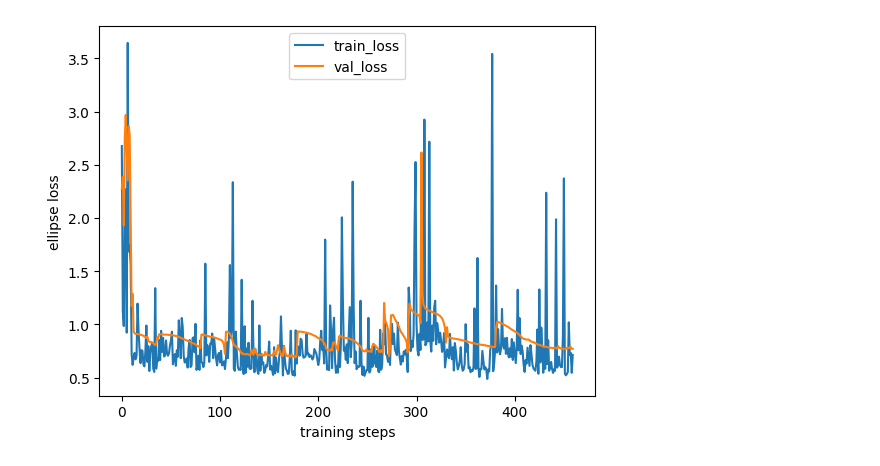
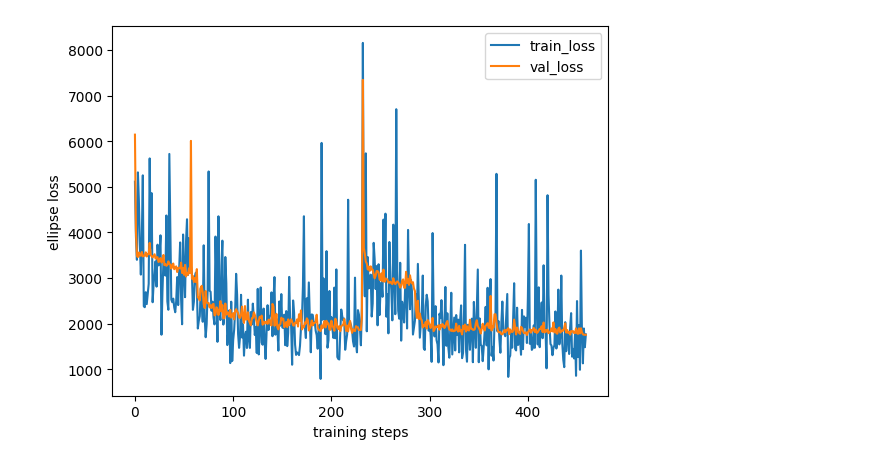
Before and after one commit to mbertagna/Galaxy-Deconv, a Jupyter notebook: tutorials/plot_loss.ipynb, the cells around one changed output. Cells and saved outputs as stored; diff of their text form; code cells hidden in the pictures.

```diff
--- a/tutorials/plot_loss.ipynb
+++ b/tutorials/plot_loss.ipynb
@@ -14,0 +5,13 @@ df.head()
+# %%
+# df = pd.read_csv('../train_output_20250205_213032_loss.txt', header=None, names=['train_loss', 'val_loss']) # MultiScale
+
+# df = pd.read_csv('../train_output_20250224_215239_loss.txt', header=None, names=['train_loss', 'val_loss']) # MultiEllipse min
+
+# df = pd.read_csv('../train_output_20250225_210606_loss.txt', header=None, names=['train_loss', 'val_loss']) # MultiEllipse mean
+# df = df.iloc[0: df.shape[0] // 2, :]
+
+# df = pd.read_csv('../train_output_20250226_164545_loss.txt', header=None, names=['train_loss', 'val_loss']) # MultiEllipse mean clipped
+
+df = pd.read_csv('../train_output_20250305_195425_loss.txt', header=None, names=['train_loss', 'val_loss']) # MultiEllipse mean clipped
+
+df.head()
@@ -15,14 +35,19 @@ df.head()
 # %%
 training_steps = list(range(df.shape[0]))
 
 
 for col in list(df.columns):
-    plt.plot(training_steps, df[col].values, label=col)
+    y = df[col].values
+    # y = np.log2(y)
+    plt.plot(training_steps, y, label=col)
 
+# plt.ylim((0.0, 5))
+# plt.ylim((0.0, 100))
+# plt.ylim((0.0, 20))
 plt.title('')
 plt.xlabel('training steps')
 plt.ylabel('ellipse loss')
 plt.legend()
 plt.show()
 # %% [output]
-[figure, old version]
+[figure, new version]
```
Also changed, not shown: parts of 5 cells of this notebook, 7 other files.
